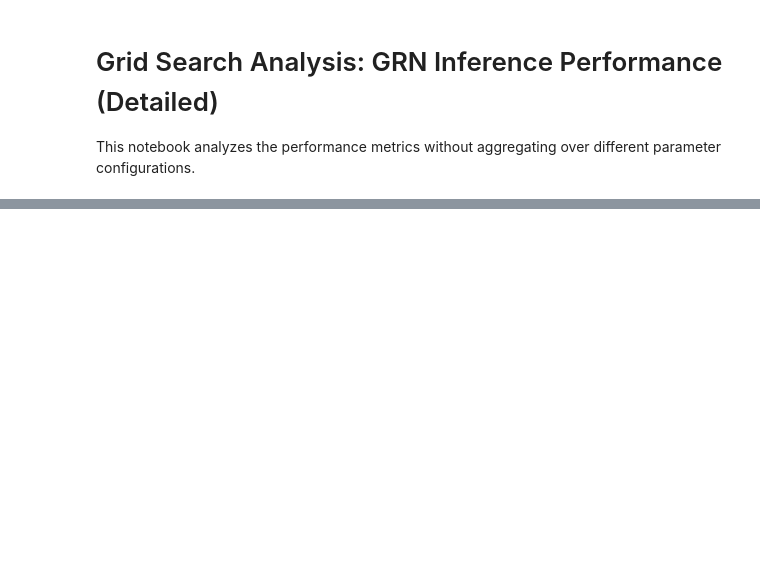
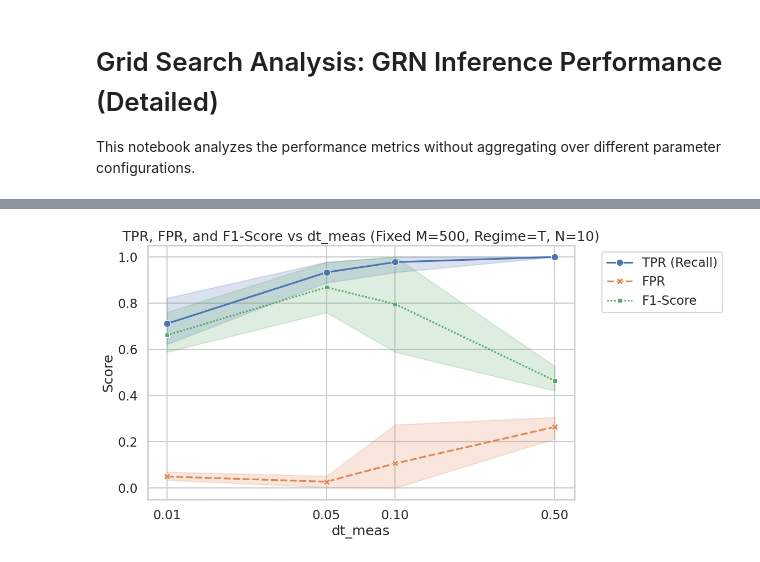
Before and after one commit to CoMuNeLab/Onsager_Machlup_Inf, a Jupyter notebook: Grid_Search_Analysis.ipynb, the cells around one changed output, grey strips where cells are left out. Drawn from its saved outputs; the diff is of its cells as text; code cells hidden in the pictures; blank space fills up the shorter version.

```diff
--- a/Grid_Search_Analysis.ipynb
+++ b/Grid_Search_Analysis.ipynb
@@ -71,0 +73,25 @@ plt.show()
+# %%
+# Choose a specific configuration: M_pairs=500, Regime=Transient, N=10
+fixed_Regime = 'T'
+fixed_N = 10
+df_dt = df[(df['M_pairs'] == fixed_M) & (df['Regime'] == fixed_Regime) & (df['N'] == fixed_N)]
+
+# Restructure the dataframe for seaborn to plot multiple metrics easily
+df_melted = df_dt.melt(id_vars=['dt_meas'], value_vars=['TPR (Recall)', 'FPR', 'F1-Score'],
+                       var_name='Metric', value_name='Score')
+
+fig, ax = plt.subplots(figsize=(10, 6))
+sns.lineplot(data=df_melted, x='dt_meas', y='Score', hue='Metric', style='Metric',
+             markers=True, err_style='band', ax=ax)
+
+ax.set_xlabel('dt_meas')
+ax.set_ylabel('Score')
+ax.set_xscale('log')
+ax.set_xticks([0.01, 0.05, 0.1, 0.5])
+ax.get_xaxis().set_major_formatter(plt.ScalarFormatter())
+ax.set_title(f'TPR, FPR, and F1-Score vs dt_meas (Fixed M={fixed_M}, Regime={fixed_Regime}, N={fixed_N})')
+ax.legend(bbox_to_anchor=(1.05, 1), loc='upper left')
+plt.savefig('images/detailed/metrics_comparison_single_N.png', dpi=300, bbox_inches='tight')
+plt.show()
+# %% [output]
+[figure, added]
```
Also changed, not shown: parts of 6 cells of this notebook, 4 other files.
